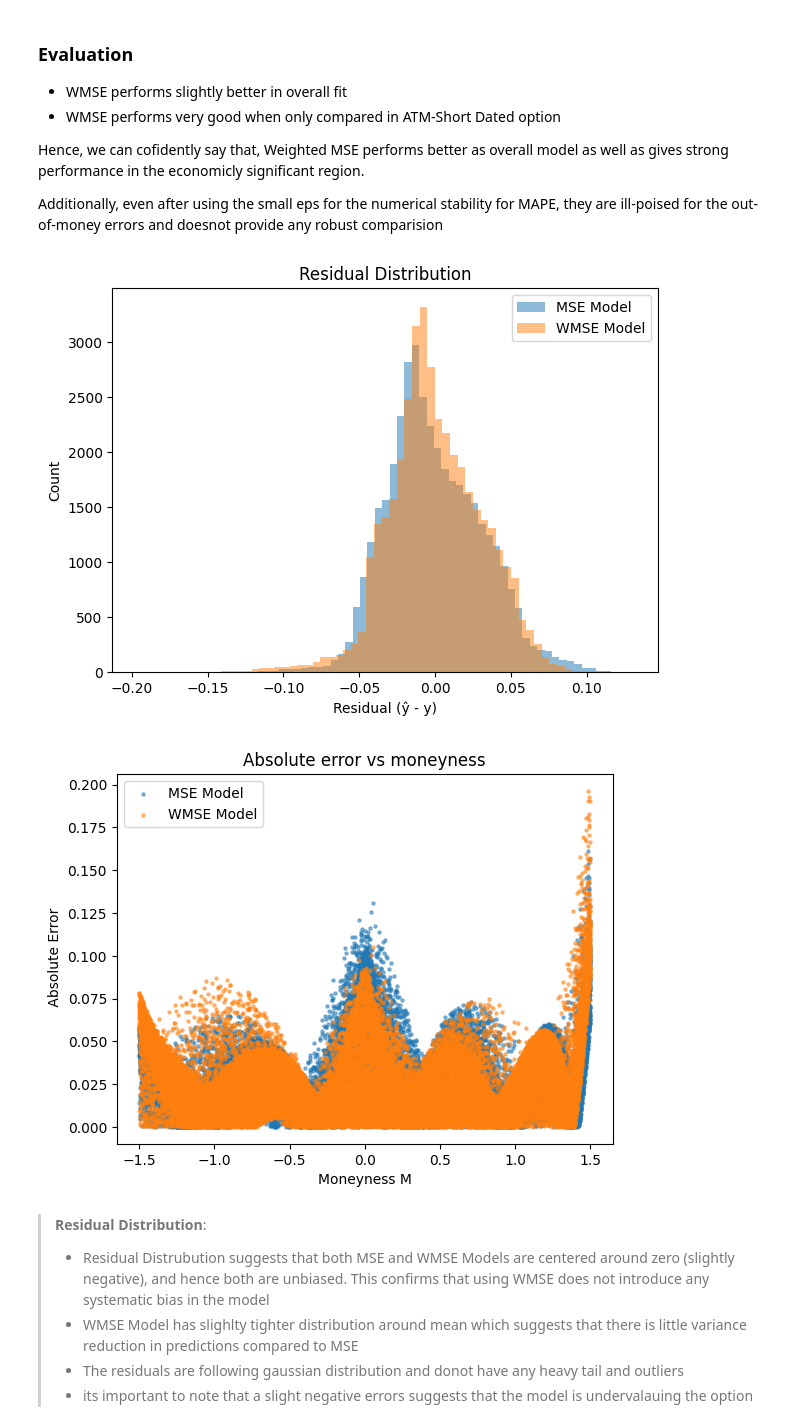
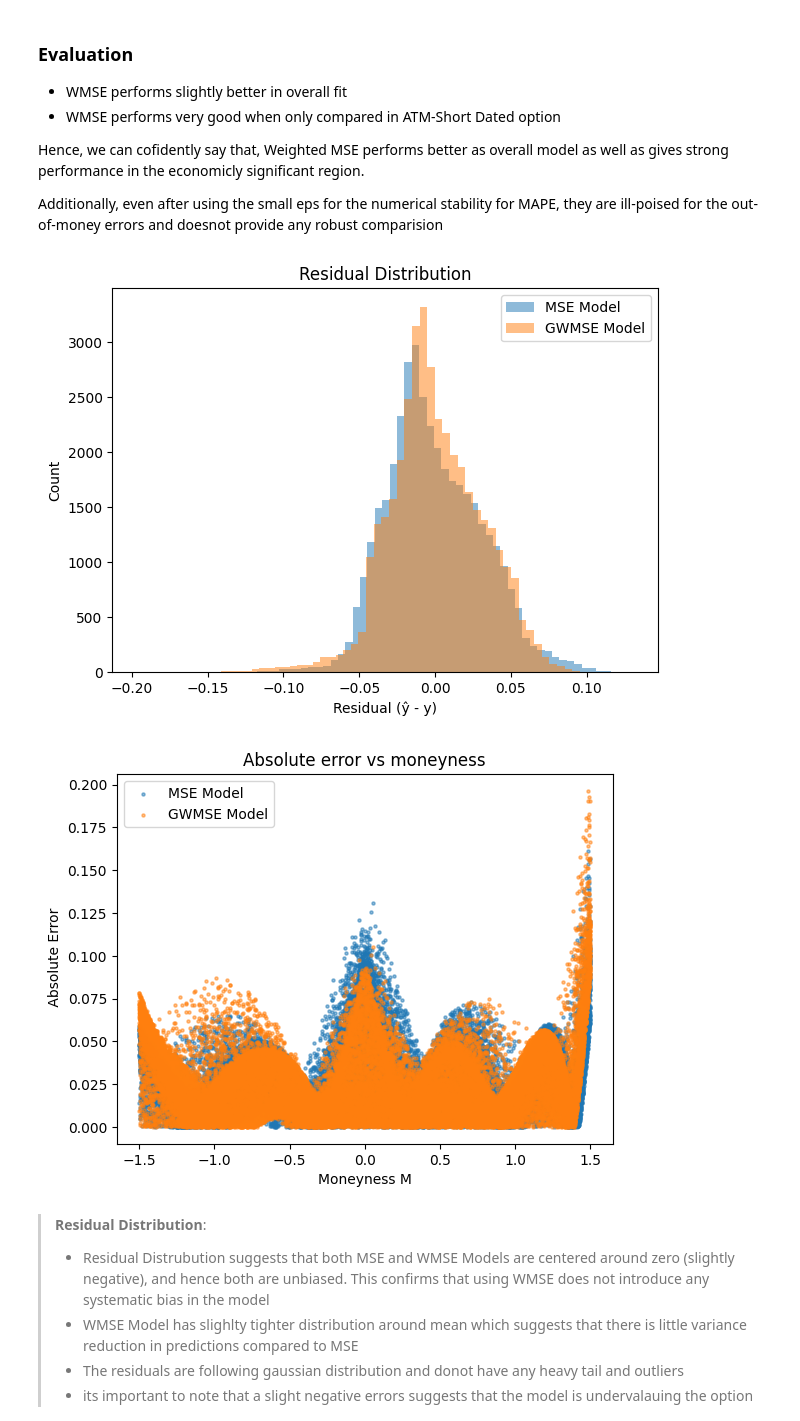
Before and after one commit to karandeeps18/Option-Pricing-using-Neural-Network, a Jupyter notebook: Notebooks/pricing_on_synthetic_data.ipynb, the cells around one changed output. Cells and saved outputs as stored; diff of their text form; code cells hidden in the pictures.

```diff
--- a/Notebooks/experiments1.ipynb
+++ b/Notebooks/pricing_on_synthetic_data.ipynb
@@ -718,9 +718,9 @@ def evaluate_model(model, x, y, weights, model_name='Model'):   # weights w_i(M,
         wmse = weighted_mse(pred, y, weights).item()               # weighte mse
 
 
-        # ATM-specific metrics (|M| < 0.1)
+        # ATM metrics (M < 0.05)
         M = x[:, 0]
-        atm_mask = torch.abs(M) < 0.1
+        atm_mask = torch.abs(M) < 0.05
 
 
         # check if atm sample greater than 0
@@ -736,7 +736,7 @@ def evaluate_model(model, x, y, weights, model_name='Model'):   # weights w_i(M,
         # and compare high gamma and hedging sensetive region
         # ATM-short dated matrics
         T = x[:, 1]
-        short_atm_mask = (torch.abs(M) < 0.1) & (torch.abs(T) < 0.04)                              # near atm and 15 days to expiry
+        short_atm_mask = (torch.abs(M) < 0.05) & (torch.abs(T) < 0.04)                              # near atm and 15 days to expiry
         if short_atm_mask.sum() > 0:
             short_atm_mse = nn.MSELoss()(pred[short_atm_mask], y[short_atm_mask]).item()
             short_atm_rmse = np.sqrt(short_atm_mse)
@@ -830,37 +830,37 @@ y_true = y_test.detach().cpu().numpy().squeeze()
 pred_mse = mse_pred.squeeze()
 pred_wmse = wmse_pred.squeeze()
 res_mse = pred_mse - y_true
 res_wmse = pred_wmse - y_true
 
 plt.figure()
 plt.hist(res_mse, bins=60, alpha=0.5, label="MSE Model")
-plt.hist(res_wmse, bins=60, alpha=0.5, label="WMSE Model")
+plt.hist(res_wmse, bins=60, alpha=0.5, label="GWMSE Model")
 plt.xlabel("Residual (ŷ - y)")
 plt.ylabel("Count")
 plt.title("Residual Distribution")
 plt.legend()
 plt.tight_layout()
 plt.show()
 
 
 x_np = x_test.detach().cpu().numpy()
 M = x_np[:, 0]
 T = x_np[:, 1]
 
 abs_err_mse = np.abs(res_mse)
 abs_err_wmse = np.abs(res_wmse)
 
 plt.figure()
 plt.scatter(M, abs_err_mse, s=5, alpha=0.5, label="MSE Model")
-plt.scatter(M, abs_err_wmse, s=5, alpha=0.5, label="WMSE Model")
+plt.scatter(M, abs_err_wmse, s=5, alpha=0.5, label="GWMSE Model")
 plt.xlabel("Moneyness M")
 plt.ylabel(" Absolute Error")
 plt.title("Absolute error vs moneyness")
 plt.legend()
 plt.show()
 # %% [output]
-[figure, old version]
+[figure, new version]
-[figure, old version]
+[figure, new version]
 # %% [markdown]
 > **Residual Distribution**:
 > - Residual Distrubution suggests that both MSE and WMSE Models are centered around zero (slightly negative), and hence both are unbiased. This confirms that using WMSE does not introduce any systematic bias in the model
```
Also changed, not shown: parts of 6 cells of this notebook, 14 other files.
